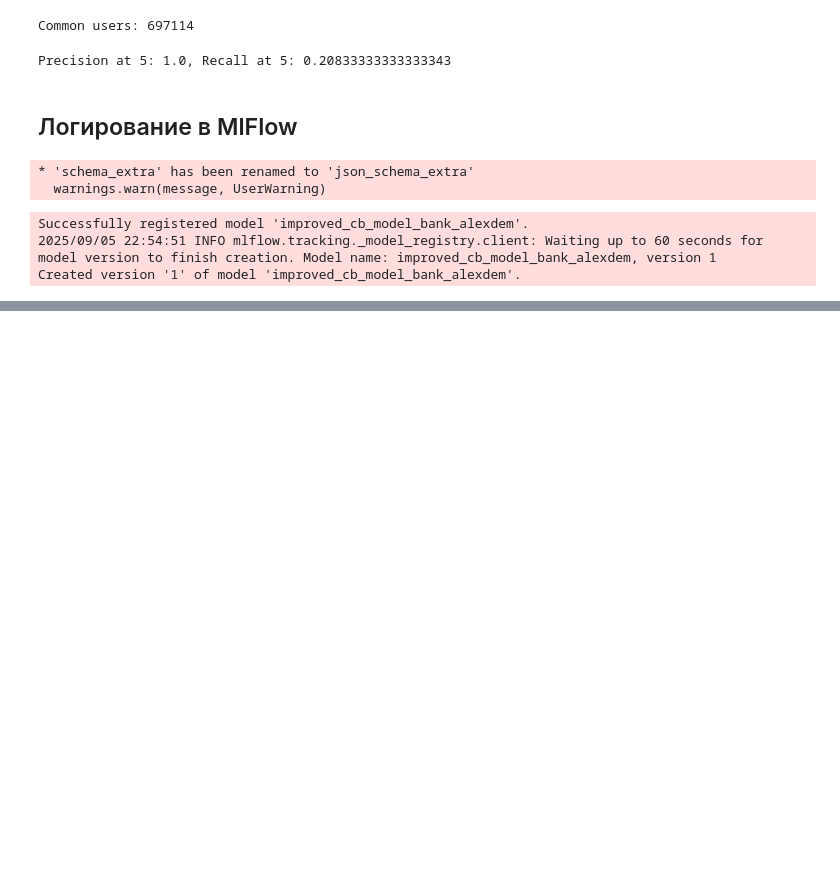
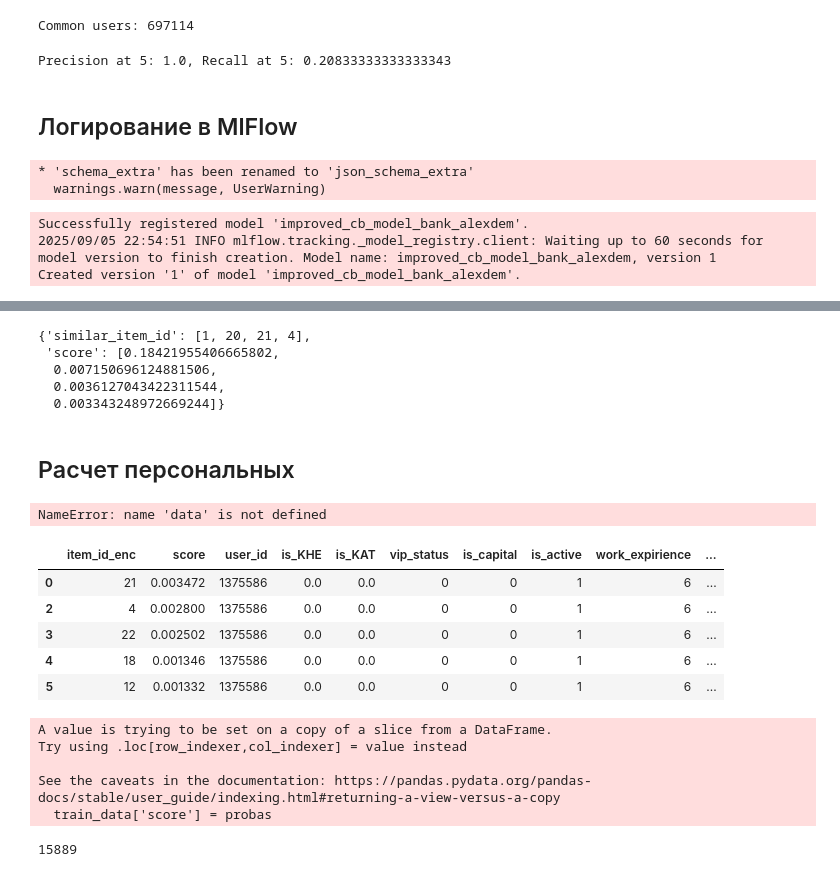
Before and after one commit to Alexdemenev/mle-final-project, a Jupyter notebook: experiments/model_improvement.ipynb, the cells around one changed output, grey strips where cells are left out. Cells and saved outputs as stored; diff of their text form; code cells hidden in the pictures; blank space fills up the shorter version.

```diff
--- a/experiments/model_improvement.ipynb
+++ b/experiments/model_improvement.ipynb
@@ -491,0 +543,43 @@ Created version '1' of model 'improved_cb_model_bank_alexdem'.
+# %%
+i2i
+# %% [output]
+{'similar_item_id': [1, 20, 21, 4],
+ 'score': [0.18421955406665802,
+  0.007150696124881506,
+  0.0036127043422311544,
+  0.003343248972669244]}
+# %% [markdown]
+## Расчет персональных
+# %%
+cb_model = download_pickle_from_s3('cb_model.pkl')
+train_data = download_from_s3('train_data.parquet')
+target_cols = list(data.columns[data.columns.str.startswith('acc_')])
+# %% [output]
+NameError: name 'data' is not defined
+# %%
+train_data = train_data[train_data['target'] == 0]
+# %%
+train_data.head()
+# %% [output]
+|  | item_id_enc | score | user_id | is_KHE | is_KAT | vip_status | is_capital | is_active | work_expirience | ... |
+| 0 | 21 | 0.003472 | 1375586 | 0.0 | 0.0 | 0 | 0 | 1 | 6 | ... |
+| 2 | 4 | 0.002800 | 1375586 | 0.0 | 0.0 | 0 | 0 | 1 | 6 | ... |
+| 3 | 22 | 0.002502 | 1375586 | 0.0 | 0.0 | 0 | 0 | 1 | 6 | ... |
+| 4 | 18 | 0.001346 | 1375586 | 0.0 | 0.0 | 0 | 0 | 1 | 6 | ... |
+| 5 | 12 | 0.001332 | 1375586 | 0.0 | 0.0 | 0 | 0 | 1 | 6 | ... |
+# %%
+predictions = cb_model.predict(train_data.drop(columns=['target', 'user_id', 'item_id_enc']))
+probas = cb_model.predict_proba(train_data.drop(columns=['target', 'user_id', 'item_id_enc']))[:, 1]
+train_data['score'] = probas
+recs = train_data[['user_id', 'item_id_enc', 'score']].rename(columns={'item_id_enc': 'item_id'}).sort_values(by=['user_id', 'score'], ascending=[True, False])
+recs = {'personal': recs.set_index("user_id")}
+# %% [output]
+A value is trying to be set on a copy of a slice from a DataFrame.
+Try using .loc[row_indexer,col_indexer] = value instead
+
+See the caveats in the documentation: https://pandas.pydata.org/pandas-docs/stable/user_guide/indexing.html#returning-a-view-versus-a-copy
+  train_data['score'] = probas
+# %%
+min(train_data['user_id'].unique())
+# %% [output]
+15889
```
Also changed, not shown: parts of 15 cells of this notebook, 10 other files.
